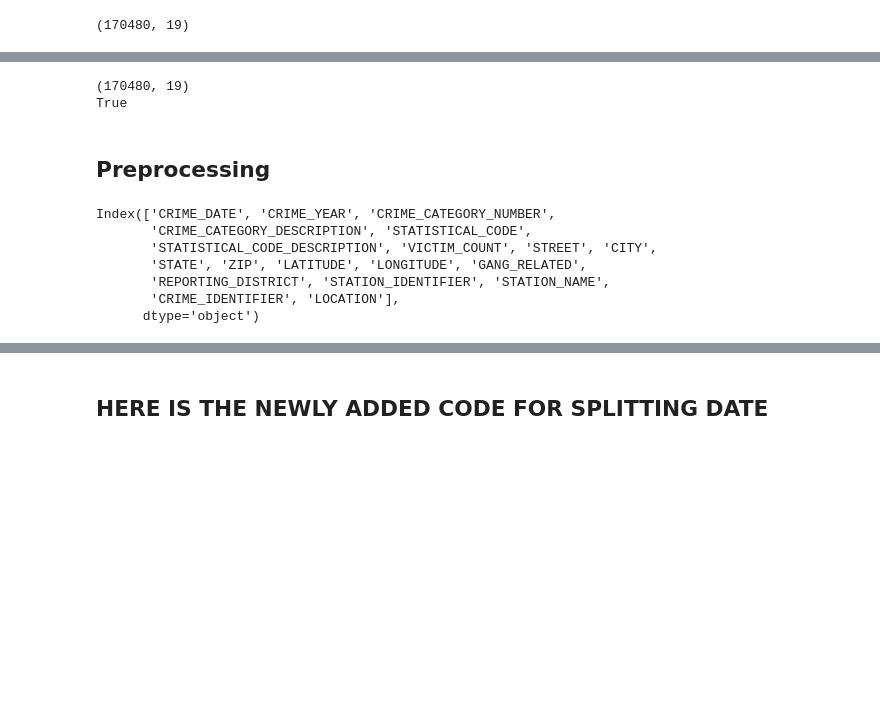
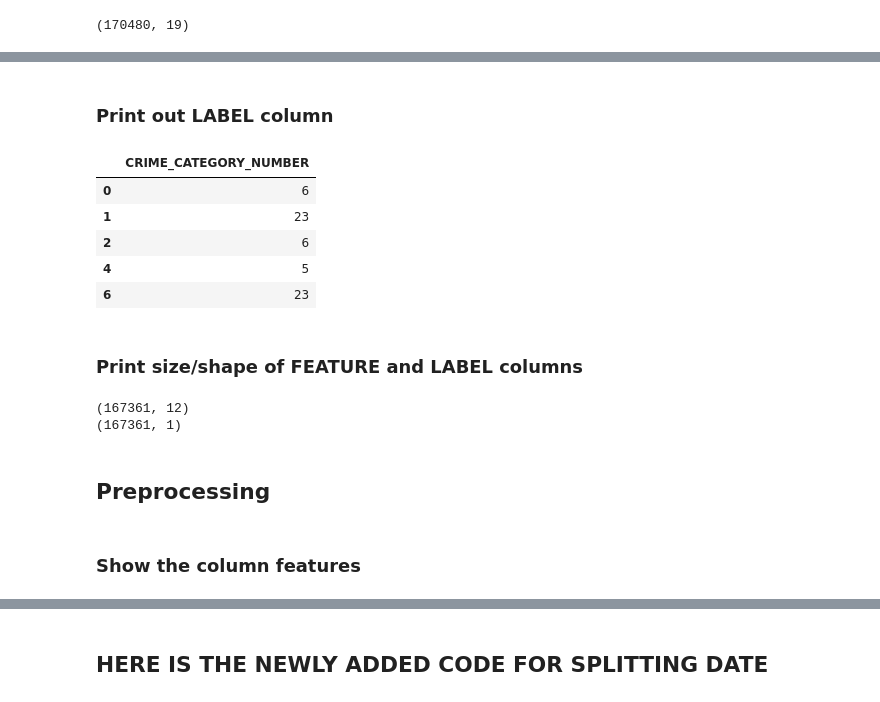
Before and after one commit to dannypadilla/la-sheriff-crimes, a Jupyter notebook: sheriff-crime-data.ipynb, the cells around one changed output, grey strips where cells are left out. Saved outputs shown, nothing was run; the diff lists cells and outputs as text; code cells hidden in the pictures; blank space fills up the shorter version.

```diff
--- a/sheriff-crime-data.ipynb
+++ b/sheriff-crime-data.ipynb
@@ -64,20 +100,24 @@ X.head()
+# %% [markdown]
+### Print out LABEL column
+# %%
+y_sheriff_df.head()
+# %% [output]
+|  | CRIME_CATEGORY_NUMBER |
+| 0 | 6 |
+| 1 | 23 |
+| 2 | 6 |
+| 4 | 5 |
+| 6 | 23 |
+# %% [markdown]
+### Print size/shape of FEATURE and LABEL columns
 # %%
-print(X.shape)
-
-print(sheriff_df.shape == X.shape)
+print(X_sheriff_df.shape)
+print(y_sheriff_df.shape)
 # %% [output]
-(170480, 19)
-True
+(167361, 12)
+(167361, 1)
 # %% [markdown]
 ## Preprocessing
-# %%
-X.columns
-# %% [output]
-Index(['CRIME_DATE', 'CRIME_YEAR', 'CRIME_CATEGORY_NUMBER',
-       'CRIME_CATEGORY_DESCRIPTION', 'STATISTICAL_CODE',
-       'STATISTICAL_CODE_DESCRIPTION', 'VICTIM_COUNT', 'STREET', 'CITY',
-       'STATE', 'ZIP', 'LATITUDE', 'LONGITUDE', 'GANG_RELATED',
-       'REPORTING_DISTRICT', 'STATION_IDENTIFIER', 'STATION_NAME',
-       'CRIME_IDENTIFIER', 'LOCATION'],
-      dtype='object')
+# %% [markdown]
+### Show the column features
 # %%
```
Also changed, not shown: parts of 16 cells of this notebook.
